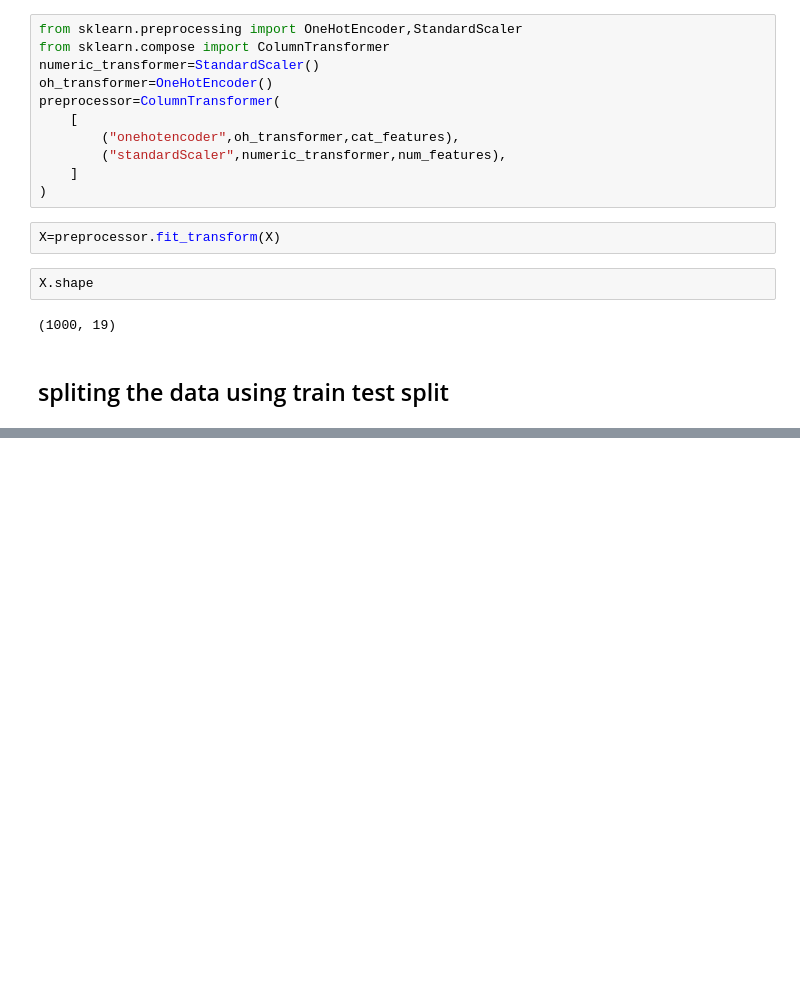
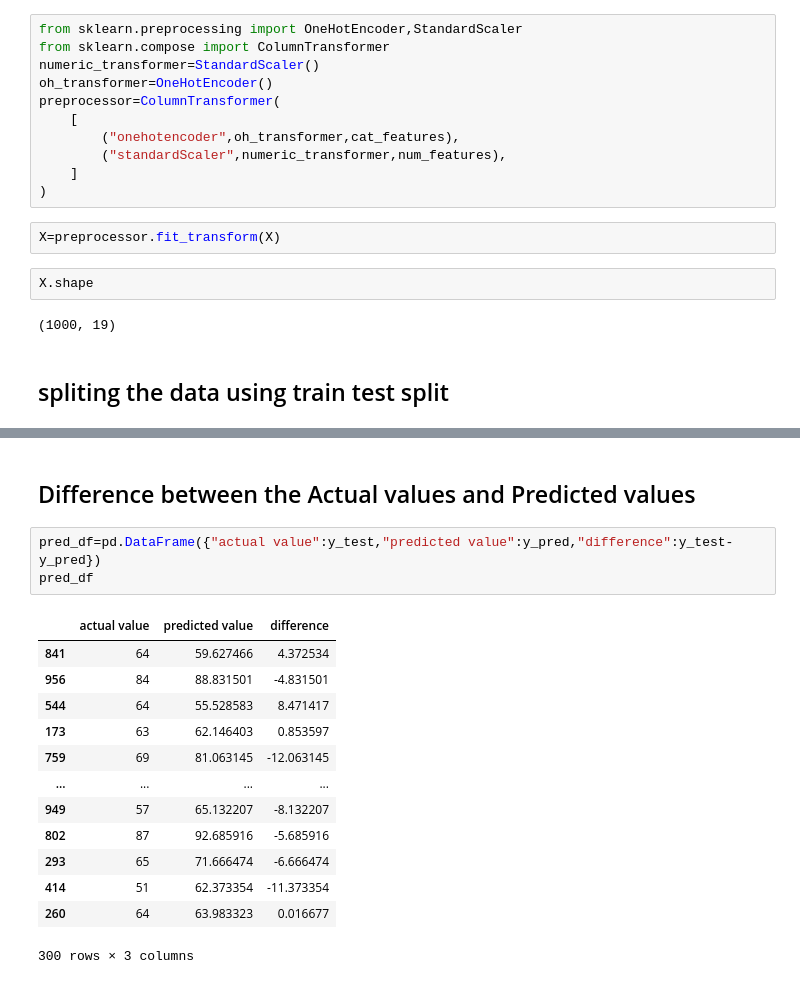
Before and after one commit to GANGADHARLALAM345/MLPROJECT, a Jupyter notebook: notebook/model_traing.ipynb, the cells around one changed output, grey strips where cells are left out. Cells and saved outputs as stored; diff of their text form; blank space fills up the shorter version.

```diff
--- a/notebook/model_traing.ipynb
+++ b/notebook/model_traing.ipynb
@@ -124,0 +229,19 @@ X_train,X_test,y_train,y_test=train
+# %% [markdown]
+## Difference between the Actual values and Predicted values
+# %%
+pred_df=pd.DataFrame({"actual value":y_test,"predicted value":y_pred,"difference":y_test-y_pred})
+pred_df
+# %% [output]
+|  | actual value | predicted value | difference |
+| 841 | 64 | 59.627466 | 4.372534 |
+| 956 | 84 | 88.831501 | -4.831501 |
+| 544 | 64 | 55.528583 | 8.471417 |
+| 173 | 63 | 62.146403 | 0.853597 |
+| 759 | 69 | 81.063145 | -12.063145 |
+| ... | ... | ... | ... |
+| 949 | 57 | 65.132207 | -8.132207 |
+| 802 | 87 | 92.685916 | -5.685916 |
+| 293 | 65 | 71.666474 | -6.666474 |
+| 414 | 51 | 62.373354 | -11.373354 |
+| 260 | 64 | 63.983323 | 0.016677 |
+300 rows × 3 columns
```
Also changed, not shown: parts of 10 cells of this notebook.
